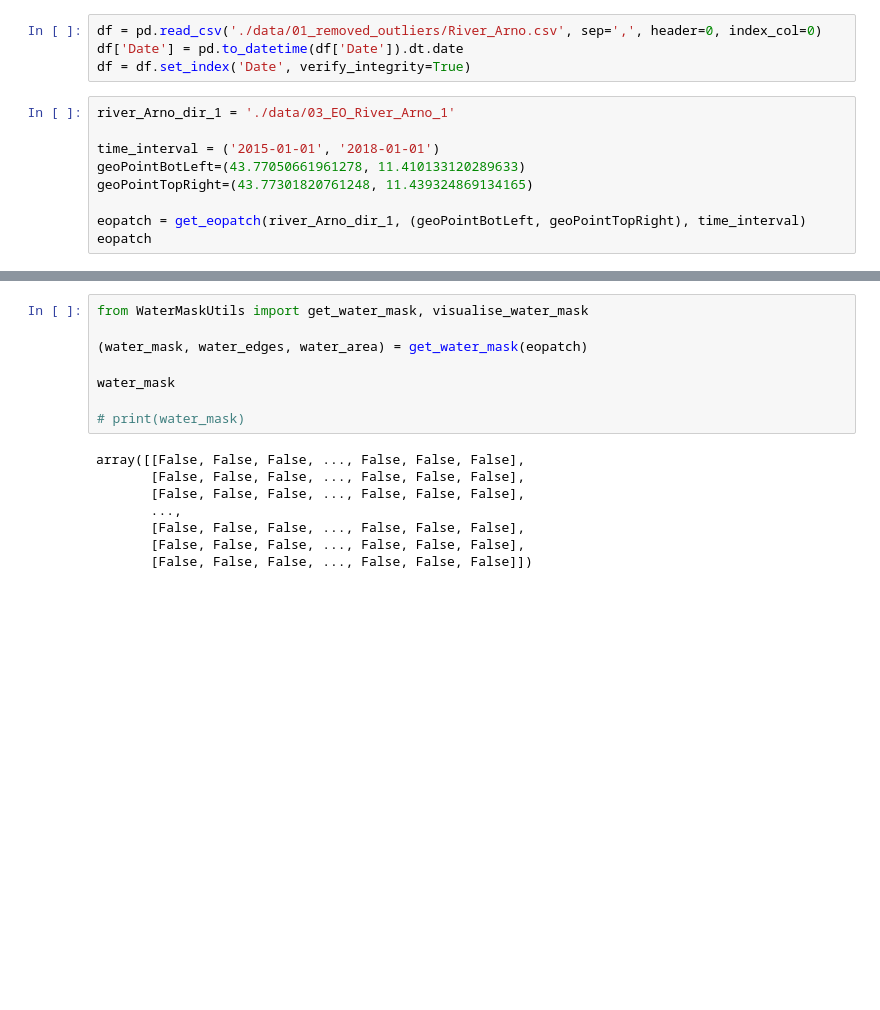
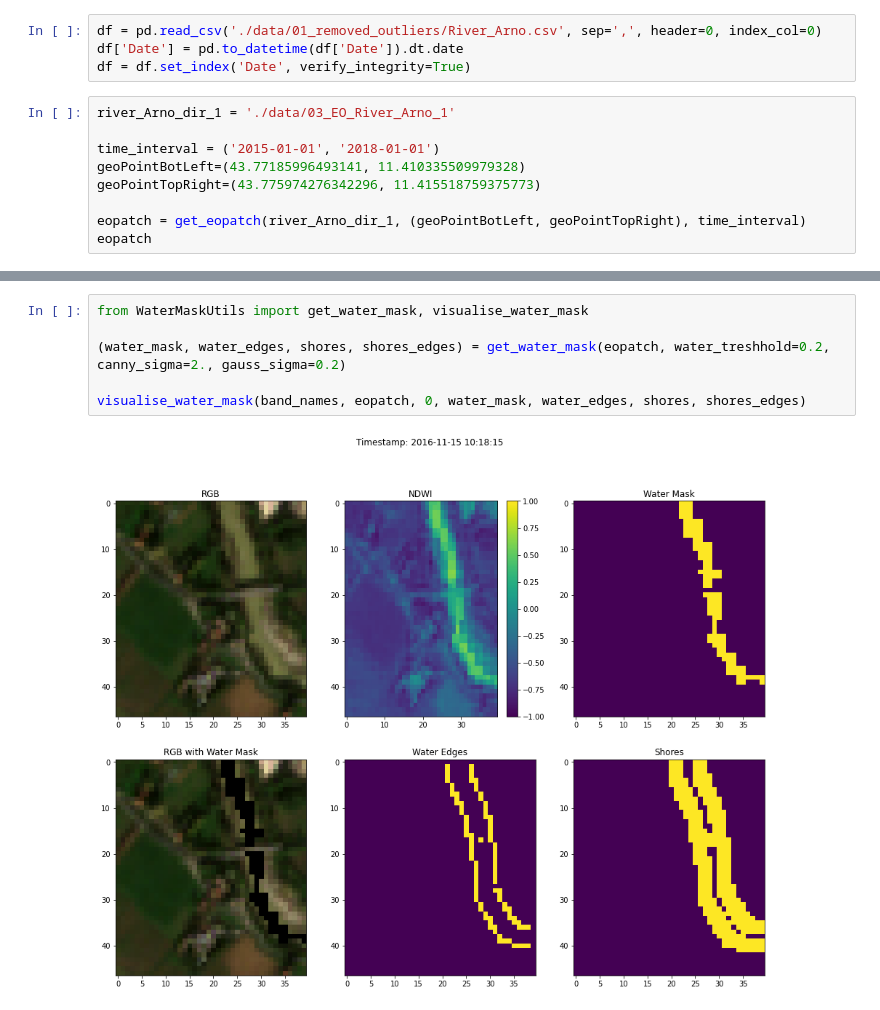
Before and after one commit to KlemenKozelj/master_thesis, a Jupyter notebook: 02_River_Arno.ipynb, the cells around one changed output, grey strips where cells are left out. Saved outputs shown, nothing was run; the diff lists cells and outputs as text; blank space fills up the shorter version.

```diff
--- a/02_River_Arno.ipynb
+++ b/02_River_Arno.ipynb
@@ -22,8 +22,8 @@ df = df.set_index('Date', verify_integrity=True)
 river_Arno_dir_1 = './data/03_EO_River_Arno_1'
 
 time_interval = ('2015-01-01', '2018-01-01')
-geoPointBotLeft=(43.77050661961278, 11.410133120289633)
-geoPointTopRight=(43.77301820761248, 11.439324869134165)
+geoPointBotLeft=(43.77185996493141, 11.410335509979328)
+geoPointTopRight=(43.775974276342296, 11.415518759375773)
 
 eopatch = get_eopatch(river_Arno_dir_1, (geoPointBotLeft, geoPointTopRight), time_interval)
 eopatch
@@ -49,16 +49,8 @@ EOPatch(
 # %%
 from WaterMaskUtils import get_water_mask, visualise_water_mask
 
-(water_mask, water_edges, water_area) = get_water_mask(eopatch)
+(water_mask, water_edges, shores, shores_edges) = get_water_mask(eopatch, water_treshhold=0.2, canny_sigma=2., gauss_sigma=0.2)
 
-water_mask
-
-# print(water_mask)
+visualise_water_mask(band_names, eopatch, 0, water_mask, water_edges, shores, shores_edges)
 # %% [output]
-array([[False, False, False, ..., False, False, False],
-       [False, False, False, ..., False, False, False],
-       [False, False, False, ..., False, False, False],
-       ...,
-       [False, False, False, ..., False, False, False],
-       [False, False, False, ..., False, False, False],
-       [False, False, False, ..., False, False, False]])
+[figure, added]
```
Also changed, not shown: parts of 3 cells of this notebook, 1 other file.
